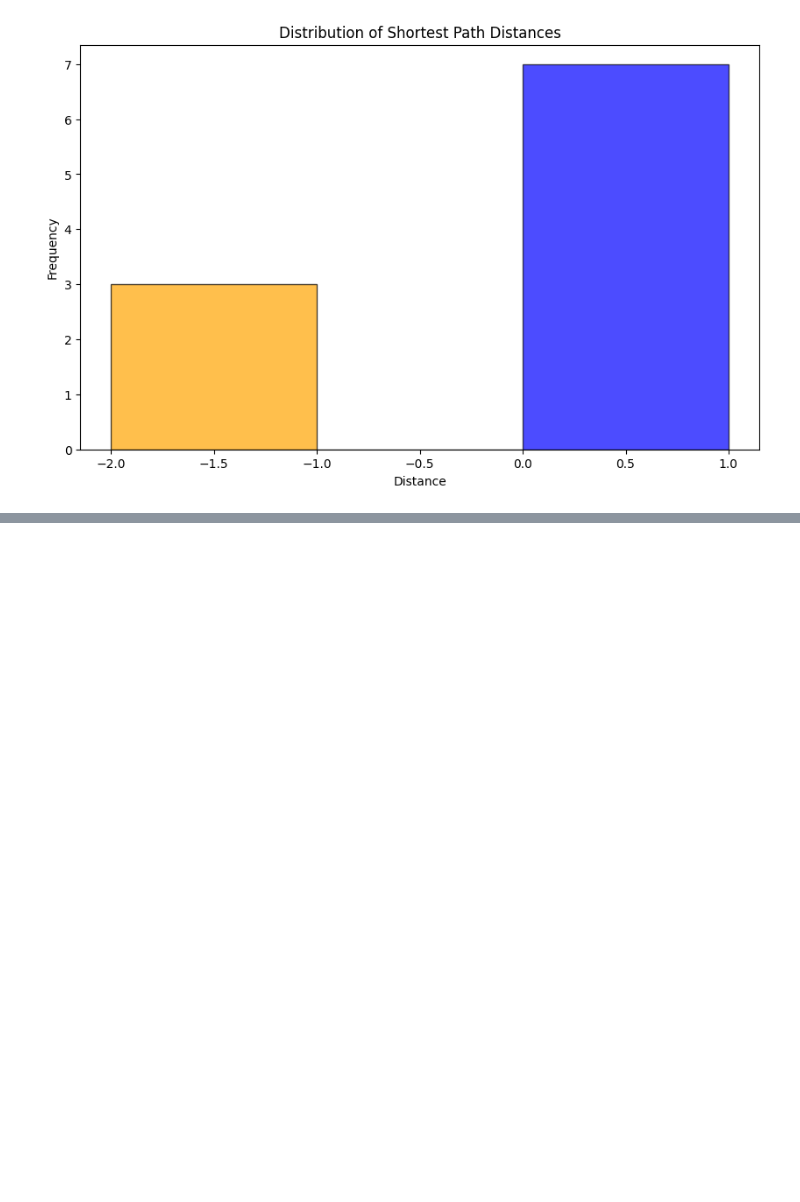
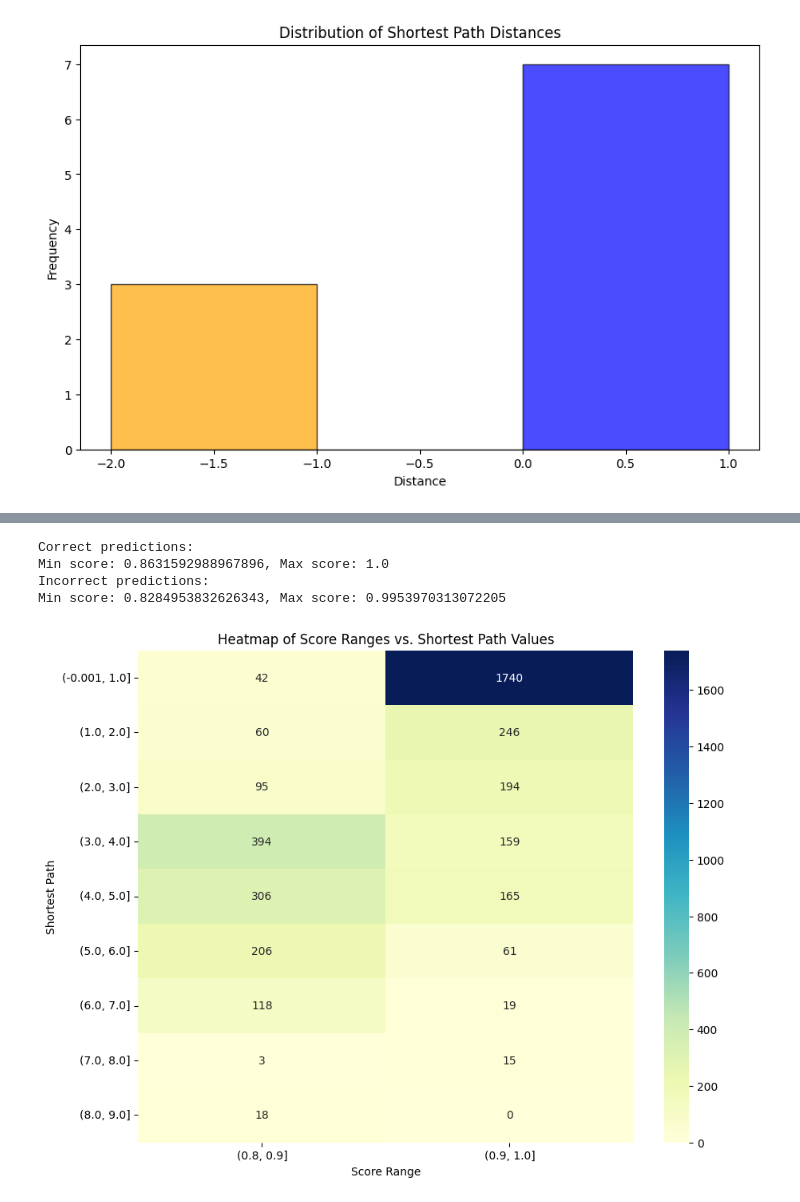
Before and after one commit to Yuliana7/biomedical-entity-linking, a Jupyter notebook: notebooks/cypher_index.ipynb, the cells around one changed output, grey strips where cells are left out. Saved outputs shown, nothing was run; the diff lists cells and outputs as text; code cells hidden in the pictures; blank space fills up the shorter version.

```diff
--- a/notebooks/cypher_index.ipynb
+++ b/notebooks/cypher_index.ipynb
@@ -1020,0 +1226,5 @@ These bar plots allow us to interpret the results of these experiments in a broa
+# %%
+syn_vector_search_predicted_values_marked_with_path_data = [item for sublist in syn_vector_search_predicted_values_marked_with_path for item in sublist]
+syn_vector_search_predicted_values_marked_with_path_df = pd.DataFrame(syn_vector_search_predicted_values_marked_with_path_data)
+
+syn_vector_search_predicted_values_marked_with_path_df.head()
@@ -1020,0 +1238,18 @@ These bar plots allow us to interpret the results of these experiments in a broa
+# %%
+syn_vector_correct_scores = syn_vector_search_predicted_values_marked_with_path_df[syn_vector_search_predicted_values_marked_with_path_df['is_correct'] == True]
+print(f"Correct predictions: \nMin score: {min(syn_vector_correct_scores['score'])}, Max score: {max(syn_vector_correct_scores['score'])}")
+
+syn_vector_incorrect_scores = syn_vector_search_predicted_values_marked_with_path_df[syn_vector_search_predicted_values_marked_with_path_df['is_correct'] == False]
+print(f"Incorrect predictions: \nMin score: {min(syn_vector_incorrect_scores['score'])}, Max score: {max(syn_vector_incorrect_scores['score'])}")
+# %% [output]
+Correct predictions:
+Min score: 0.8631592988967896, Max score: 1.0
+Incorrect predictions:
+Min score: 0.8284953832626343, Max score: 0.9953970313072205
+# %%
+syn_vector_score_bins = pd.cut(syn_vector_search_predicted_values_marked_with_path_df['score'], bins=np.linspace(0, 1, 11), include_lowest=True)  # 10 equal bins between 0.0 and 1.0
+syn_vector_path_bins = pd.cut(syn_vector_search_predicted_values_marked_with_path_df['shortest_path'], bins=np.arange(0, max(syn_vector_search_predicted_values_marked_with_path_df['shortest_path'])+1, 1), include_lowest=True)
+# %%
+display_scores_with_path(syn_vector_path_bins, syn_vector_score_bins)
+# %% [output]
+[figure, added]
```
Also changed, not shown: parts of 25 cells of this notebook, 1 other file.
